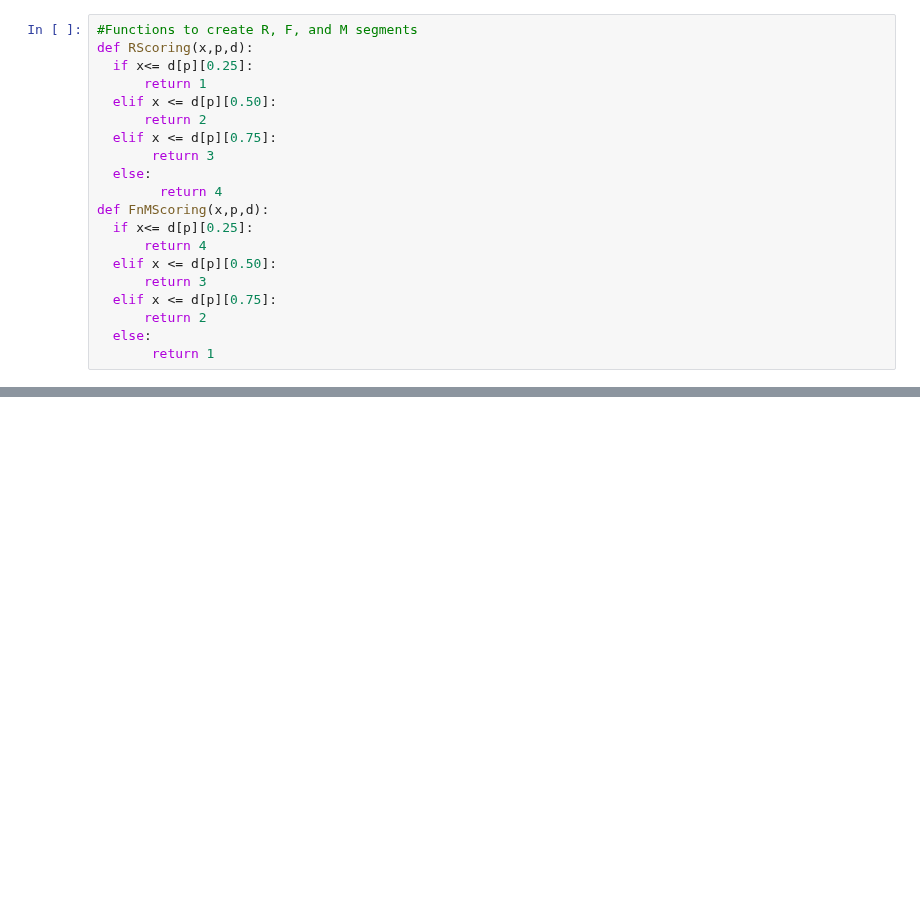
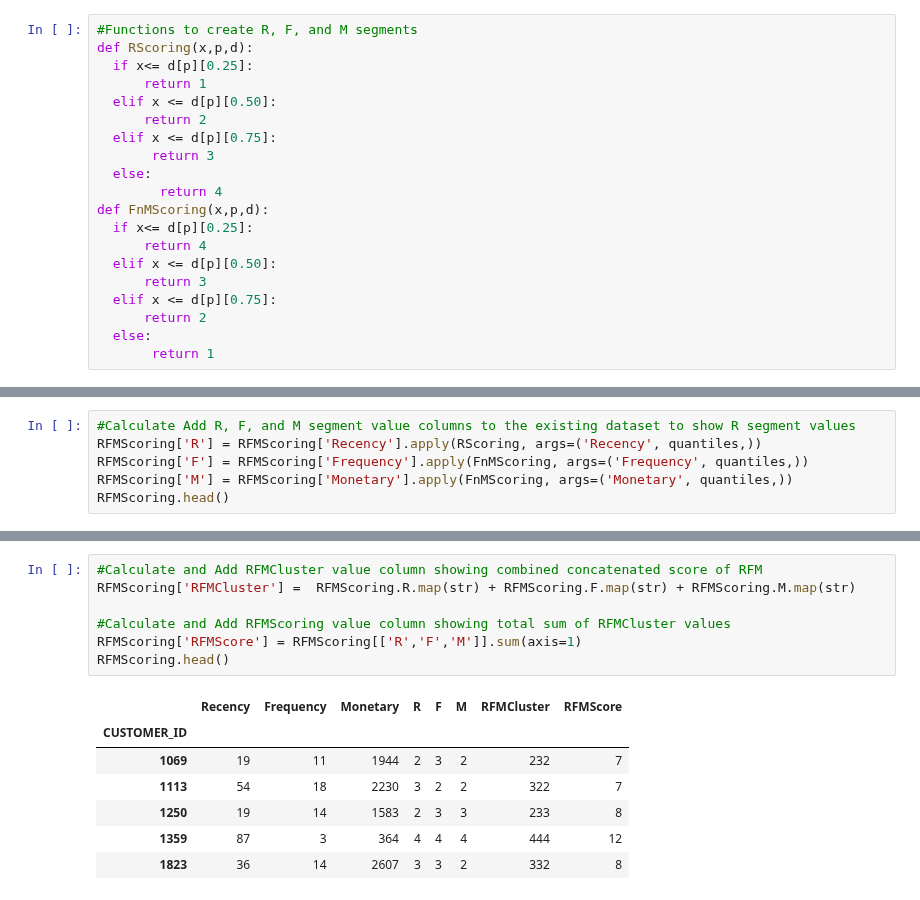
Before and after one commit to kristaLumbantoruan/customer-clustering-for-crm-in-xyz-store, a Jupyter notebook: Customer_Clustering.ipynb, the cells around one changed output, grey strips where cells are left out. Cells and saved outputs as stored; diff of their text form; blank space fills up the shorter version.

```diff
--- a/Customer_Clustering.ipynb
+++ b/Customer_Clustering.ipynb
@@ -373,0 +374,6 @@ Drive already mounted at /content/drive; to attempt to forcibly remount, call dr
+# %%
+#Calculate Add R, F, and M segment value columns to the existing dataset to show R segment values
+RFMScoring['R'] = RFMScoring['Recency'].apply(RScoring, args=('Recency', quantiles,))
+RFMScoring['F'] = RFMScoring['Frequency'].apply(FnMScoring, args=('Frequency', quantiles,))
+RFMScoring['M'] = RFMScoring['Monetary'].apply(FnMScoring, args=('Monetary', quantiles,))
+RFMScoring.head()
@@ -373,0 +388,15 @@ Drive already mounted at /content/drive; to attempt to forcibly remount, call dr
+# %%
+#Calculate and Add RFMCluster value column showing combined concatenated score of RFM
+RFMScoring['RFMCluster'] =  RFMScoring.R.map(str) + RFMScoring.F.map(str) + RFMScoring.M.map(str)
+
+#Calculate and Add RFMScoring value column showing total sum of RFMCluster values
+RFMScoring['RFMScore'] = RFMScoring[['R','F','M']].sum(axis=1)
+RFMScoring.head()
+# %% [output]
+|  | Recency | Frequency | Monetary | R | F | M | RFMCluster | RFMScore |
+| CUSTOMER_ID |  |  |  |  |  |  |  |  |
+| 1069 | 19 | 11 | 1944 | 2 | 3 | 2 | 232 | 7 |
+| 1113 | 54 | 18 | 2230 | 3 | 2 | 2 | 322 | 7 |
+| 1250 | 19 | 14 | 1583 | 2 | 3 | 3 | 233 | 8 |
+| 1359 | 87 | 3 | 364 | 4 | 4 | 4 | 444 | 12 |
+| 1823 | 36 | 14 | 2607 | 3 | 3 | 2 | 332 | 8 |
```
Also changed, not shown: parts of 4 cells of this notebook.
